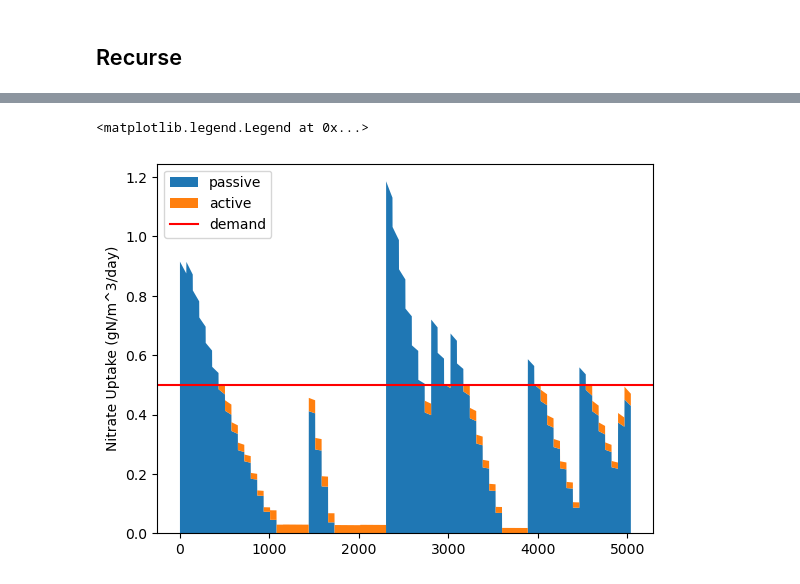
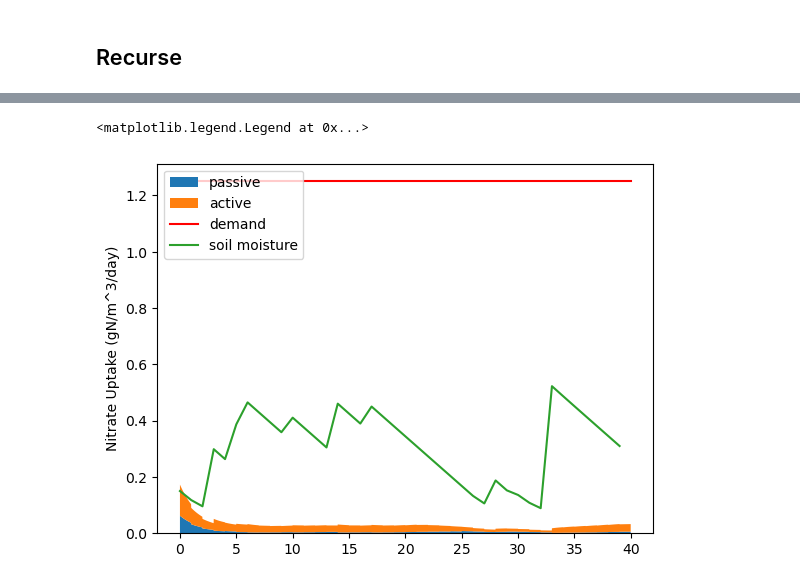
Before and after one commit to ryegleason/Optimal-Crop-Control, a Jupyter notebook: DPController.ipynb, the cells around one changed output, grey strips where cells are left out. Saved outputs shown, nothing was run; the diff lists cells and outputs as text; code cells hidden in the pictures.

```diff
--- a/DPController.ipynb
+++ b/DPController.ipynb
@@ -397,10 +449,10 @@ def display_moisture_slice(array_slice: npt.NDArray[np.float64], title: str, poi
     # nitrate_ticks = ax.get_xticks()
     ammonium_labels = []
     for tick in ammonium_ticks:
-        ammonium_labels.append(str(round(indices_to_values(tick, 0, 0)[0], 3)))
+        ammonium_labels.append(str(round(indices_to_values(tick, 0, 0, 0)[0], 3)))
     nitrate_labels = []
     for tick in nitrate_ticks:
-        nitrate_labels.append(str(round(indices_to_values(0, tick, 0)[1], 3)))
+        nitrate_labels.append(str(round(indices_to_values(0, tick, 0, 0)[1], 3)))
 
     ax.set_yticks(ammonium_ticks)
     ax.set_xticks(nitrate_ticks)
@@ -483,3 +542,7 @@ def find_optimal_cost_and_input(cost_to_go_from_cell_without_fertilizer: npt.NDA
 # %% [markdown]
 ## Base Case
+# %%
+optimal_cost_to_go = np.ndarray([NUM_CONTROL_STEPS, AMMONIUM_NUM_STEPS, NITRATE_NUM_STEPS, MOISTURE_NUM_STEPS, ACCUMULATED_N_NUM_STEPS], np.float64)
+optimal_ammonium_add_in_cells = np.ndarray([NUM_CONTROL_STEPS, AMMONIUM_NUM_STEPS, NITRATE_NUM_STEPS, MOISTURE_NUM_STEPS, ACCUMULATED_N_NUM_STEPS], np.uint8)
+optimal_nitrate_add_in_cells = np.ndarray([NUM_CONTROL_STEPS, AMMONIUM_NUM_STEPS, NITRATE_NUM_STEPS, MOISTURE_NUM_STEPS, ACCUMULATED_N_NUM_STEPS], np.uint8)
 # %%
@@ -487,9 +550,8 @@ find_optimal_cost_and_input(expected_plant_N_deficit, optimal_cost_to_go[-1], op
 # %%
 display_moisture_idx = 1
-display_moisture_slice(constraint_violation[:, :, display_moisture_idx], "Constraint violation with moisture=" + moisture_idx_to_string(display_moisture_idx))
-display_moisture_slice(is_lambda_penalized[-1, :, :, display_moisture_idx], "Lambda penalization with moisture=" + moisture_idx_to_string(display_moisture_idx))
-display_moisture_slice(optimal_nitrate_add_in_cells[-1, :, :, display_moisture_idx], "Optimal final-step nitrate add with moisture=" + moisture_idx_to_string(display_moisture_idx))
-display_moisture_slice(optimal_ammonium_add_in_cells[-1, :, :, display_moisture_idx], "Optimal final-step ammonium add with moisture=" + moisture_idx_to_string(display_moisture_idx))
+display_accumulated_N_idx = 1
+display_moisture_slice(optimal_nitrate_add_in_cells[-1, :, :, display_moisture_idx, display_accumulated_N_idx], "Optimal final-step nitrate add with moisture=" + moisture_idx_to_string(display_moisture_idx))
+display_moisture_slice(optimal_ammonium_add_in_cells[-1, :, :, display_moisture_idx, display_accumulated_N_idx], "Optimal final-step ammonium add with moisture=" + moisture_idx_to_string(display_moisture_idx))
 for i in range(MOISTURE_NUM_STEPS):
-    display_moisture_slice(optimal_cost_to_go[-1, :, :, i], "Optimal final-step cost to go with moisture=" + moisture_idx_to_string(i))
+    display_moisture_slice(optimal_cost_to_go[-1, :, :, i, display_accumulated_N_idx], "Optimal final-step cost to go with moisture=" + moisture_idx_to_string(i))
 # %% [output]
@@ -532,5 +601,4 @@ plt.plot(range(MOISTURE_NUM_STEPS), optimal_cost_to_go[0, 1, 1, :])
 # %%
-INORGANIC_N_MODEL_DT_DAYS = 1.0/24.0 * 2.0/6.0 # 20 minutes
 def run_controller(control_period_days: int, num_control_periods: int, initial_soil_moisture: float, initial_ammonium_gN_per_m3: float, initial_nitrate_gN_per_m3: float, initial_litter_carbon_gC_per_m3: float = 1300.0, initial_litter_nitrogen_gN_per_m3: float = 38.2, initial_microbial_carbon_gC_per_m3: float = 50, initial_humus_carbon_gC_per_m3: float = 8500):
     rain_quantity_mm = generate_rain(control_period_days * num_control_periods)
     soil_moisture, _, _, transpiration_rate_mm_per_day, leakage_rate_mm_per_day, moisture_effect_on_decomposition_factor, moisture_effect_on_nitrification_factor = hydrology_model(initial_soil_moisture, rain_quantity_mm)
@@ -539,6 +607,7 @@ def run_controller(control_period_days: int, num_control_periods: int, initial_s
 
     ammonium_gN_per_m3 = initial_ammonium_gN_per_m3
     nitrate_gN_per_m3 = initial_nitrate_gN_per_m3
+    accumulated_N_gN_per_m3 = 0
     ammonium_adds = np.ndarray(num_control_periods)
     nitrate_adds = np.ndarray(num_control_periods)
     total_ammonium_nitrogen_g_per_m3 = np.ndarray(int(control_period_days * num_control_periods / INORGANIC_N_MODEL_DT_DAYS))
@@ -551,33 +620,37 @@ def run_controller(control_period_days: int, num_control_periods: int, initial_s
 
     for i in range(num_control_periods):
         indices = values_to_indices(ammonium_gN_per_m3, nitrate_gN_per_m3, soil_moisture[i * control_period_days])
-        target_ammonium_index = optimal_ammonium_add_in_cells[i, *indices] + indices[0]
-        target_nitrate_index = optimal_nitrate_add_in_cells[i, *indices] + indices[1]
+        accumulated_N_index = accumulated_N_value_to_index(accumulated_N_gN_per_m3)
+        target_ammonium_index = optimal_ammonium_add_in_cells[i, *indices, accumulated_N_index] + indices[0]
+        target_nitrate_index = optimal_nitrate_add_in_cells[i, *indices, accumulated_N_index] + indices[1]
         if target_ammonium_index == indices[0]:
             ammonium_adds[i] = 0
         else:
-            ammonium_adds[i] = indices_to_values(target_ammonium_index, 0, 0)[0] - ammonium_gN_per_m3
+            ammonium_adds[i] = indices_to_values(target_ammonium_index, 0, 0, 0)[0] - ammonium_gN_per_m3
         if target_nitrate_index == indices[1]:
             nitrate_adds[i] = 0
         else:
-            nitrate_adds[i] = indices_to_values(0, target_nitrate_index, 0)[1] - nitrate_gN_per_m3
-        display_moisture_slice(optimal_ammonium_add_in_cells[i, :, :, indices[2]], "Optimal ammonium add for step " + str(i) + " with moisture " + str(round(soil_moisture[i * control_period_days], 2)), point_nitrate=nitrate_gN_per_m3, point_ammonium=ammonium_gN_per_m3)
-        display_moisture_slice(optimal_nitrate_add_in_cells[i, :, :, indices[2]], "Optimal nitrate add for step " + str(i) + " with moisture " + str(round(soil_moisture[i * control_period_days], 2)), point_nitrate=nitrate_gN_per_m3, point_ammonium=ammonium_gN_per_m3)
+            nitrate_adds[i] = indices_to_values(0, target_nitrate_index, 0, 0)[1] - nitrate_gN_per_m3
+        display_moisture_slice(optimal_ammonium_add_in_cells[i, :, :, indices[2], accumulated_N_index], "Optimal ammonium add for step " + str(i) + " with moisture " + str(round(soil_moisture[i * control_period_days], 2)), point_nitrate=nitrate_gN_per_m3, point_ammonium=ammonium_gN_per_m3)
+        display_moisture_slice(optimal_nitrate_add_in_cells[i, :, :, indices[2], accumulated_N_index], "Optimal nitrate add for step " + str(i) + " with moisture " + str(round(soil_moisture[i * control_period_days], 2)), point_nitrate=nitrate_gN_per_m3, point_ammonium=ammonium_gN_per_m3)
         ammonium_gN_per_m3 = ammonium_gN_per_m3 + ammonium_adds[i]
         nitrate_gN_per_m3 = nitrate_gN_per_m3 + nitrate_adds[i]
 
         start_day = i * control_period_days
         end_day = (i + 1) * control_period_days
 
-        ammonium_nitrogen_g_per_m3, nitrate_nitrogen_g_per_m3, ammonium_leaching_gN_per_m3_per_day, nitrate_leaching_gN_per_m3_per_day, plant_passive_uptake_of_ammonium_gN_per_m3_per_day, plant_passive_uptake_of_nitrate_gN_per_m3_per_day, plant_active_uptake_of_ammonium_gN_per_m3_per_day, plant_active_uptake_of_nitrate_gN_per_m3_per_day, assumptions_violation, _ = inorganic_nitrogen_model(ammonium_gN_per_m3, nitrate_gN_per_m3, leakage_rate_mm_per_day[start_day : end_day], transpiration_rate_mm_per_day[start_day : end_day], soil_moisture[start_day : end_day], net_flux_to_mineralized_nitrogen_g_per_m3_per_day[start_day : end_day], biomass_carbon_g_per_m3[start_day : end_day], output_dt_days=INORGANIC_N_MODEL_DT_DAYS)
+        ammonium_nitrogen_g_per_m3, nitrate_nitrogen_g_per_m3, ammonium_leaching_gN_per_m3_per_day, nitrate_leaching_gN_per_m3_per_day, plant_passive_uptake_of_ammonium_gN_per_m3_per_day, plant_passive_uptake_of_nitrate_gN_per_m3_per_day, plant_active_uptake_of_ammonium_gN_per_m3_per_day, plant_active_uptake_of_nitrate_gN_per_m3_per_day, assumptions_violation, _ = inorganic_nitrogen_model(ammonium_gN_per_m3, nitrate_gN_per_m3, float(i * control_period_days), leakage_rate_mm_per_day[start_day : end_day], transpiration_rate_mm_per_day[start_day : end_day], soil_moisture[start_day : end_day], net_flux_to_mineralized_nitrogen_g_per_m3_per_day[start_day : end_day], biomass_carbon_g_per_m3[start_day : end_day], output_dt_days=INORGANIC_N_MODEL_DT_DAYS)
 
-        total_nitrogen_deficit_cost += nitrogen_deficit_cost(plant_passive_uptake_of_ammonium_gN_per_m3_per_day, plant_active_uptake_of_ammonium_gN_per_m3_per_day, PLANT_AMMONIUM_DEMAND_GRAMS_N_PER_M3_PER_DAY, INORGANIC_N_MODEL_DT_DAYS) + nitrogen_deficit_cost(plant_passive_uptake_of_nitrate_gN_per_m3_per_day, plant_active_uptake_of_nitrate_gN_per_m3_per_day, PLANT_NITRATE_DEMAND_GRAMS_N_PER_M3_PER_DAY, INORGANIC_N_MODEL_DT_DAYS)
+        # total_nitrogen_deficit_cost += nitrogen_deficit_cost(plant_passive_uptake_of_ammonium_gN_per_m3_per_day, plant_active_uptake_of_ammonium_gN_per_m3_per_day, PLANT_AMMONIUM_DEMAND_GRAMS_N_PER_M3_PER_DAY, INORGANIC_N_MODEL_DT_DAYS) + nitrogen_deficit_cost(plant_passive_uptake_of_nitrate_gN_per_m3_per_day, plant_active_uptake_of_nitrate_gN_per_m3_per_day, PLANT_NITRATE_DEMAND_GRAMS_N_PER_M3_PER_DAY, INORGANIC_N_MODEL_DT_DAYS)
         total_ammonium_nitrogen_g_per_m3[int(start_day / INORGANIC_N_MODEL_DT_DAYS):int(end_day / INORGANIC_N_MODEL_DT_DAYS)] = ammonium_nitrogen_g_per_m3
         total_nitrate_nitrogen_g_per_m3[int(start_day / INORGANIC_N_MODEL_DT_DAYS):int(end_day / INORGANIC_N_MODEL_DT_DAYS)] = nitrate_nitrogen_g_per_m3
         total_plant_passive_uptake_of_ammonium_gN_per_m3_per_day[int(start_day / INORGANIC_N_MODEL_DT_DAYS):int(end_day / INORGANIC_N_MODEL_DT_DAYS)] = plant_passive_uptake_of_ammonium_gN_per_m3_per_day
         total_plant_passive_uptake_of_nitrate_gN_per_m3_per_day[int(start_day / INORGANIC_N_MODEL_DT_DAYS):int(end_day / INORGANIC_N_MODEL_DT_DAYS)] = plant_passive_uptake_of_nitrate_gN_per_m3_per_day
         total_plant_active_uptake_of_ammonium_gN_per_m3_per_day[int(start_day / INORGANIC_N_MODEL_DT_DAYS):int(end_day / INORGANIC_N_MODEL_DT_DAYS)] = plant_active_uptake_of_ammonium_gN_per_m3_per_day
         total_plant_active_uptake_of_nitrate_gN_per_m3_per_day[int(start_day / INORGANIC_N_MODEL_DT_DAYS):int(end_day / INORGANIC_N_MODEL_DT_DAYS)] = plant_active_uptake_of_nitrate_gN_per_m3_per_day
+        combined_N_uptake = plant_passive_uptake_of_ammonium_gN_per_m3_per_day + plant_passive_uptake_of_nitrate_gN_per_m3_per_day + plant_active_uptake_of_ammonium_gN_per_m3_per_day + plant_active_uptake_of_nitrate_gN_per_m3_per_day
+        total_nitrogen_deficit_cost += nitrogen_deficit_cost(combined_N_uptake, accumulated_N_gN_per_m3, INORGANIC_N_MODEL_DT_DAYS)
+        accumulated_N_gN_per_m3 = accumulated_N_index + np.sum(combined_N_uptake) * INORGANIC_N_MODEL_DT_DAYS
 
         ammonium_gN_per_m3 = ammonium_nitrogen_g_per_m3[-1]
         nitrate_gN_per_m3 = nitrate_nitrogen_g_per_m3[-1]
@@ -621,15 +706,15 @@ plt.plot(np.arange(len(ammonium)) * INORGANIC_N_MODEL_DT_DAYS, ammonium)
 # %%
 plt.figure()
 plt.ylabel("Nitrate Uptake (gN/m^3/day)")
 plt.stackplot(np.arange(len(nitrate_passive_uptake)) * INORGANIC_N_MODEL_DT_DAYS, nitrate_passive_uptake, nitrate_active_uptake, labels=["passive", "active"])
-plt.axhline(y=PLANT_NITRATE_DEMAND_GRAMS_N_PER_M3_PER_DAY, label="demand", color="red")
+plt.plot(np.linspace(0, NUM_CONTROL_STEPS * CONTROL_TIMESTEP_DAYS), day_to_plant_N_demand_gN_per_m3_per_day(np.linspace(0, NUM_CONTROL_STEPS * CONTROL_TIMESTEP_DAYS)) / 2.0, color="red", label="demand")
 plt.plot(range(len(experiment_soil_moisture)), experiment_soil_moisture, label="soil moisture")
 plt.legend(loc="upper left")
 plt.figure()
 plt.ylabel("Ammonium Uptake (gN/m^3/day)")
-plt.stackplot(range(len(ammonium_active_uptake)), ammonium_passive_uptake, ammonium_active_uptake, labels=["passive", "active"])
-plt.axhline(y=PLANT_AMMONIUM_DEMAND_GRAMS_N_PER_M3_PER_DAY, label="demand", color="red")
+plt.stackplot(np.arange(len(ammonium_active_uptake)) * INORGANIC_N_MODEL_DT_DAYS, ammonium_passive_uptake, ammonium_active_uptake, labels=["passive", "active"])
+plt.plot(np.linspace(0, NUM_CONTROL_STEPS * CONTROL_TIMESTEP_DAYS), day_to_plant_N_demand_gN_per_m3_per_day(np.linspace(0, NUM_CONTROL_STEPS * CONTROL_TIMESTEP_DAYS)) / 2.0, color="red", label="demand")
 plt.legend(loc="upper left")
 # %% [output]
 <matplotlib.legend.Legend at 0x...>
-[figure, old version]
+[figure, new version]
```
Also changed, not shown: parts of 30 cells of this notebook, 3 other files.
